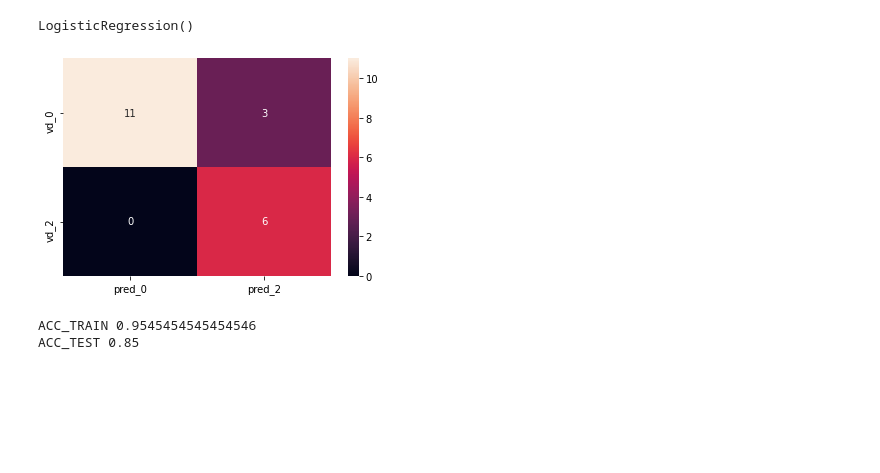
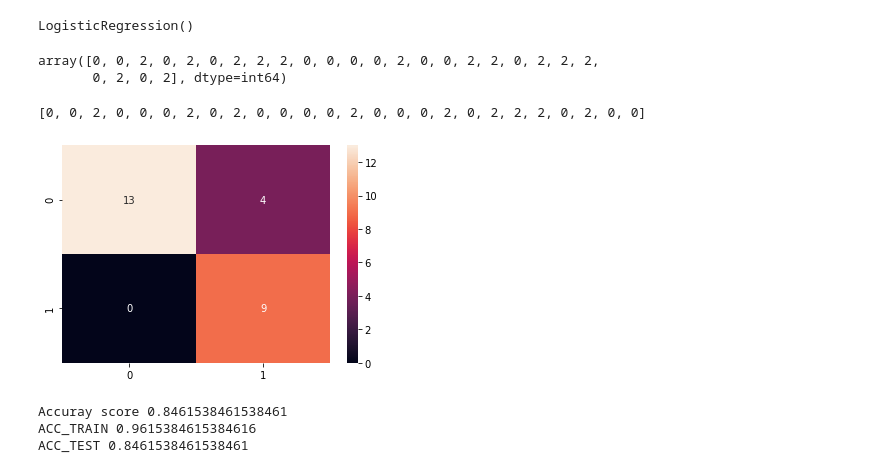
Before and after one commit to arturogzm93/arturo_the_bridge, a Jupyter notebook: 3-Machine Learning/1-Supervisado/3-Logistic Regression/ejercicios/2.binary_logistic_class.ipynb, the cells around one changed output. Drawn from its saved outputs; the diff is of its cells as text; code cells hidden in the pictures; blank space fills up the shorter version.

```diff
--- a/3-Machine Learning/1-Supervisado/3-Logistic Regression/ejercicios/2.binary_logistic_class.ipynb
+++ b/3-Machine Learning/1-Supervisado/3-Logistic Regression/ejercicios/2.binary_logistic_class.ipynb
@@ -26,4 +31,6 @@ df.head()
 | 3 | 101.0 | 3 | 6 | 12 | 2 |
 | 4 | 109.0 | 2 | 6 | 12 | 2 |
 # %%
-df = df[df['clase'] != 1]
+df = df[~(df['clase'] == 1)]
+# df = df[df['clase'] != 1]
+df.clase.unique()
@@ -49,8 +57,3 @@ memory usage: 11.1 KB
 # %%
-from sklearn.model_selection import train_test_split
-
-X = df.drop(['clase'], axis=1)
-y = df['clase']
-
-X_train, X_test, y_train, y_test = train_test_split(X, y, test_size=0.15, random_state=42)
+X_train, X_test, y_train, y_test = train_test_split(X, y, test_size=0.20, random_state=42)
 # %%
@@ -62,4 +63,12 @@ log_reg.fit(X_train, y_train)
 LogisticRegression()
 # %%
 predictions = log_reg.predict(X_test)
+predictions
+# %% [output]
+array([0, 0, 2, 0, 2, 0, 2, 2, 2, 0, 0, 0, 0, 2, 0, 0, 2, 2, 0, 2, 2, 2,
+       0, 2, 0, 2], dtype=int64)
+# %%
+y_test.tolist()
+# %% [output]
+[0, 0, 2, 0, 0, 0, 2, 0, 2, 0, 0, 0, 0, 2, 0, 0, 0, 2, 0, 2, 2, 2, 0, 2, 0, 0]
 # %%
@@ -71,15 +76,15 @@ c_matrix_df = pd.DataFrame(c_matrix, columns=['pred_0', 'pred_2'], index=['vd_0'
 # %%
-sns.heatmap(c_matrix_df, annot=True);
+sns.heatmap(c_matrix, annot=True);
 # %% [output]
-[figure, old version]
+[figure, new version]
 # %%
-from sklearn.metrics import accuracy_score
-
 acc_train = accuracy_score(log_reg.predict(X_train) , y_train)
 acc_test = accuracy_score(log_reg.predict(X_test), y_test)
 
+print('Accuray score', log_reg.score(X_test, y_test))
 print('ACC_TRAIN', acc_train)
 print('ACC_TEST', acc_test)
 # %% [output]
-ACC_TRAIN 0.9545454545454546
-ACC_TEST 0.85
+Accuray score 0.8461538461538461
+ACC_TRAIN 0.9615384615384616
+ACC_TEST 0.8461538461538461
```
Also changed, not shown: parts of 8 cells of this notebook, 5 other files.
